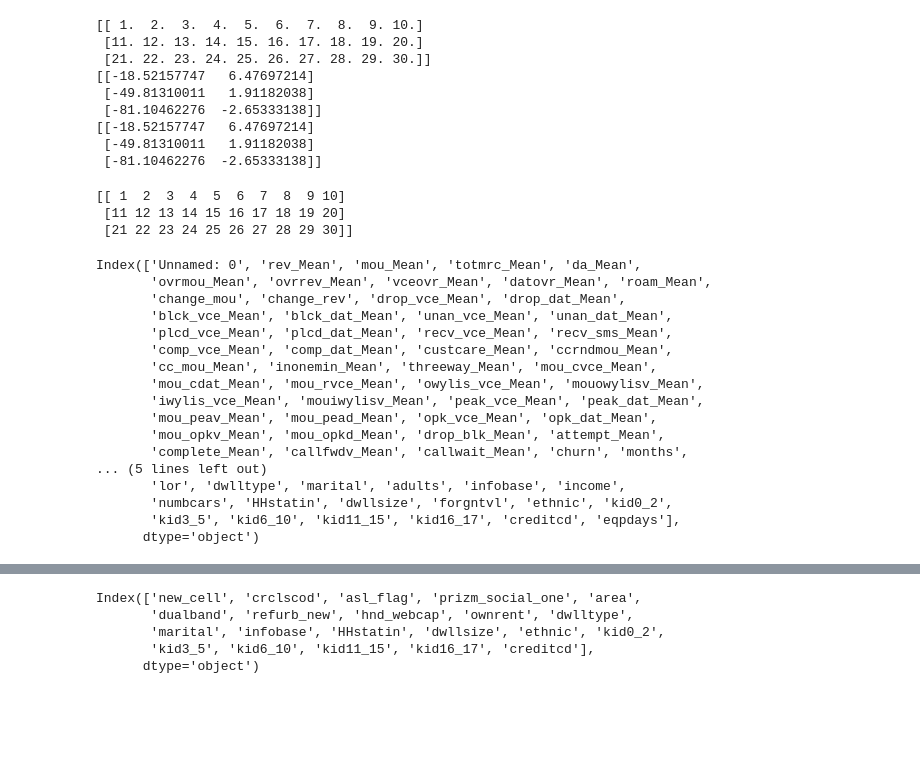
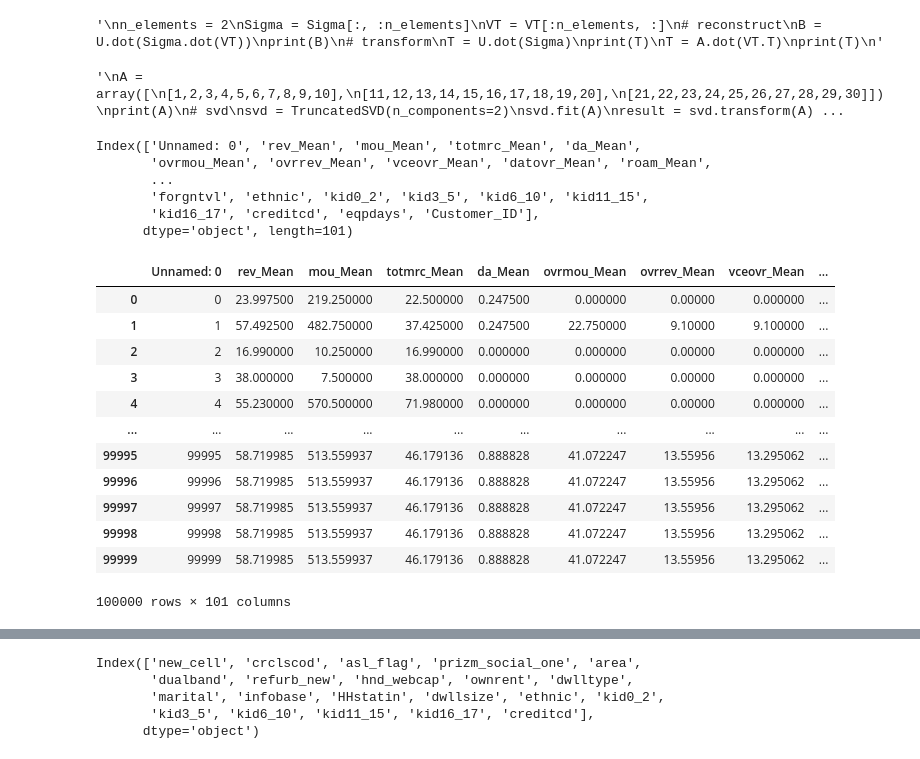
Before and after one commit to badr182/churn_telecom, a Jupyter notebook: how_to_apply_svd.ipynb, the cells around one changed output, grey strips where cells are left out. Saved outputs shown, nothing was run; the diff lists cells and outputs as text; code cells hidden in the pictures; blank space fills up the shorter version.

```diff
--- a/how_to_apply_svd.ipynb
+++ b/how_to_apply_svd.ipynb
@@ -51,9 +53,9 @@ Sigma[:A.shape[0], :A.shape[0]] = diag(s)
 # %%
 # select
+'''
 n_elements = 2
 Sigma = Sigma[:, :n_elements]
 VT = VT[:n_elements, :]
-
 # reconstruct
 B = U.dot(Sigma.dot(VT))
 print(B)
@@ -62,20 +64,14 @@ T = U.dot(Sigma)
 print(T)
 T = A.dot(VT.T)
 print(T)
+'''
 # %% [output]
-[[ 1.  2.  3.  4.  5.  6.  7.  8.  9. 10.]
- [11. 12. 13. 14. 15. 16. 17. 18. 19. 20.]
- [21. 22. 23. 24. 25. 26. 27. 28. 29. 30.]]
-[[-18.52157747   6.47697214]
- [-49.81310011   1.91182038]
- [-81.10462276  -2.65333138]]
-[[-18.52157747   6.47697214]
- [-49.81310011   1.91182038]
- [-81.10462276  -2.65333138]]
+'\nn_elements = 2\nSigma = Sigma[:, :n_elements]\nVT = VT[:n_elements, :]\n# reconstruct\nB = U.dot(Sigma.dot(VT))\nprint(B)\n# transform\nT = U.dot(Sigma)\nprint(T)\nT = A.dot(VT.T)\nprint(T)\n'
 # %%
 from numpy import array
 from sklearn.decomposition import TruncatedSVD
 # define array
+'''
 A = array([
 [1,2,3,4,5,6,7,8,9,10],
 [11,12,13,14,15,16,17,18,19,20],
@@ -86,10 +82,9 @@ svd = TruncatedSVD(n_components=2)
 svd.fit(A)
 result = svd.transform(A)
 # print(result)
+'''
 # %% [output]
-[[ 1  2  3  4  5  6  7  8  9 10]
- [11 12 13 14 15 16 17 18 19 20]
- [21 22 23 24 25 26 27 28 29 30]]
+'\nA = array([\n[1,2,3,4,5,6,7,8,9,10],\n[11,12,13,14,15,16,17,18,19,20],\n[21,22,23,24,25,26,27,28,29,30]])\nprint(A)\n# svd\nsvd = TruncatedSVD(n_components=2)\nsvd.fit(A)\nresult = svd.transform(A) ...
 # %%
 import pandas as pd
 import numpy as np
@@ -99,26 +94,30 @@ from numpy import nan
 # %%
 data = pd.read_csv("testing_19_2020.csv")
 df = data.copy()
-df = df.drop(['Customer_ID'], axis=1)
-df.columns
+#target_ = df['churn']
+# df = df.drop(['churn','Customer_ID'], axis=1)
+print(df.columns)
+df
 # %% [output]
 Index(['Unnamed: 0', 'rev_Mean', 'mou_Mean', 'totmrc_Mean', 'da_Mean',
        'ovrmou_Mean', 'ovrrev_Mean', 'vceovr_Mean', 'datovr_Mean', 'roam_Mean',
-       'change_mou', 'change_rev', 'drop_vce_Mean', 'drop_dat_Mean',
-       'blck_vce_Mean', 'blck_dat_Mean', 'unan_vce_Mean', 'unan_dat_Mean',
-       'plcd_vce_Mean', 'plcd_dat_Mean', 'recv_vce_Mean', 'recv_sms_Mean',
-       'comp_vce_Mean', 'comp_dat_Mean', 'custcare_Mean', 'ccrndmou_Mean',
-       'cc_mou_Mean', 'inonemin_Mean', 'threeway_Mean', 'mou_cvce_Mean',
-       'mou_cdat_Mean', 'mou_rvce_Mean', 'owylis_vce_Mean', 'mouowylisv_Mean',
-       'iwylis_vce_Mean', 'mouiwylisv_Mean', 'peak_vce_Mean', 'peak_dat_Mean',
-       'mou_peav_Mean', 'mou_pead_Mean', 'opk_vce_Mean', 'opk_dat_Mean',
-       'mou_opkv_Mean', 'mou_opkd_Mean', 'drop_blk_Mean', 'attempt_Mean',
-       'complete_Mean', 'callfwdv_Mean', 'callwait_Mean', 'churn', 'months',
-... (5 lines left out)
-       'lor', 'dwlltype', 'marital', 'adults', 'infobase', 'income',
-       'numbcars', 'HHstatin', 'dwllsize', 'forgntvl', 'ethnic', 'kid0_2',
-       'kid3_5', 'kid6_10', 'kid11_15', 'kid16_17', 'creditcd', 'eqpdays'],
-      dtype='object')
+       ...
+       'forgntvl', 'ethnic', 'kid0_2', 'kid3_5', 'kid6_10', 'kid11_15',
+       'kid16_17', 'creditcd', 'eqpdays', 'Customer_ID'],
+      dtype='object', length=101)
+|  | Unnamed: 0 | rev_Mean | mou_Mean | totmrc_Mean | da_Mean | ovrmou_Mean | ovrrev_Mean | vceovr_Mean | ... |
+| 0 | 0 | 23.997500 | 219.250000 | 22.500000 | 0.247500 | 0.000000 | 0.00000 | 0.000000 | ... |
+| 1 | 1 | 57.492500 | 482.750000 | 37.425000 | 0.247500 | 22.750000 | 9.10000 | 9.100000 | ... |
+| 2 | 2 | 16.990000 | 10.250000 | 16.990000 | 0.000000 | 0.000000 | 0.00000 | 0.000000 | ... |
+| 3 | 3 | 38.000000 | 7.500000 | 38.000000 | 0.000000 | 0.000000 | 0.00000 | 0.000000 | ... |
+| 4 | 4 | 55.230000 | 570.500000 | 71.980000 | 0.000000 | 0.000000 | 0.00000 | 0.000000 | ... |
+| ... | ... | ... | ... | ... | ... | ... | ... | ... | ... |
+| 99995 | 99995 | 58.719985 | 513.559937 | 46.179136 | 0.888828 | 41.072247 | 13.55956 | 13.295062 | ... |
+| 99996 | 99996 | 58.719985 | 513.559937 | 46.179136 | 0.888828 | 41.072247 | 13.55956 | 13.295062 | ... |
+| 99997 | 99997 | 58.719985 | 513.559937 | 46.179136 | 0.888828 | 41.072247 | 13.55956 | 13.295062 | ... |
+| 99998 | 99998 | 58.719985 | 513.559937 | 46.179136 | 0.888828 | 41.072247 | 13.55956 | 13.295062 | ... |
+| 99999 | 99999 | 58.719985 | 513.559937 | 46.179136 | 0.888828 | 41.072247 | 13.55956 | 13.295062 | ... |
+100000 rows × 101 columns
 # %%
 df = df.loc[:, ~df.columns.str.contains('^Unnamed')]
 df = df.dropna()
```
Also changed, not shown: parts of 23 cells of this notebook.
